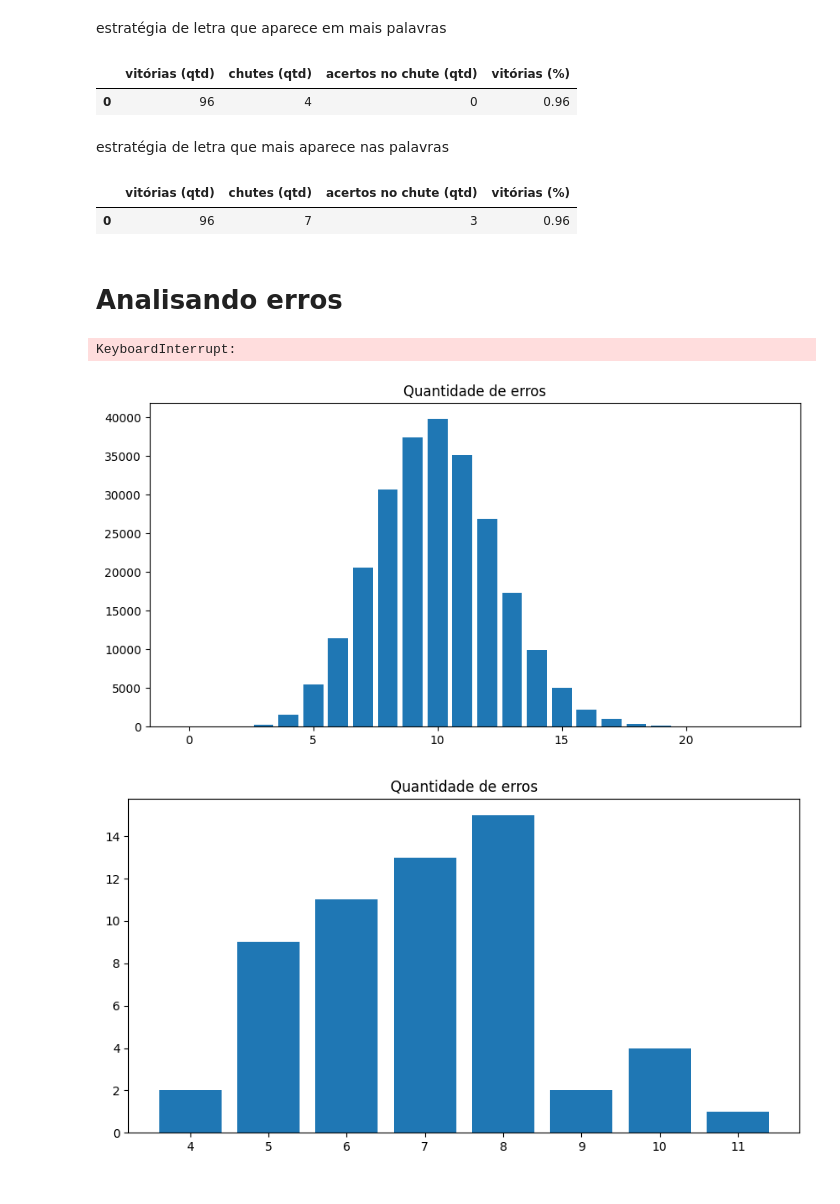
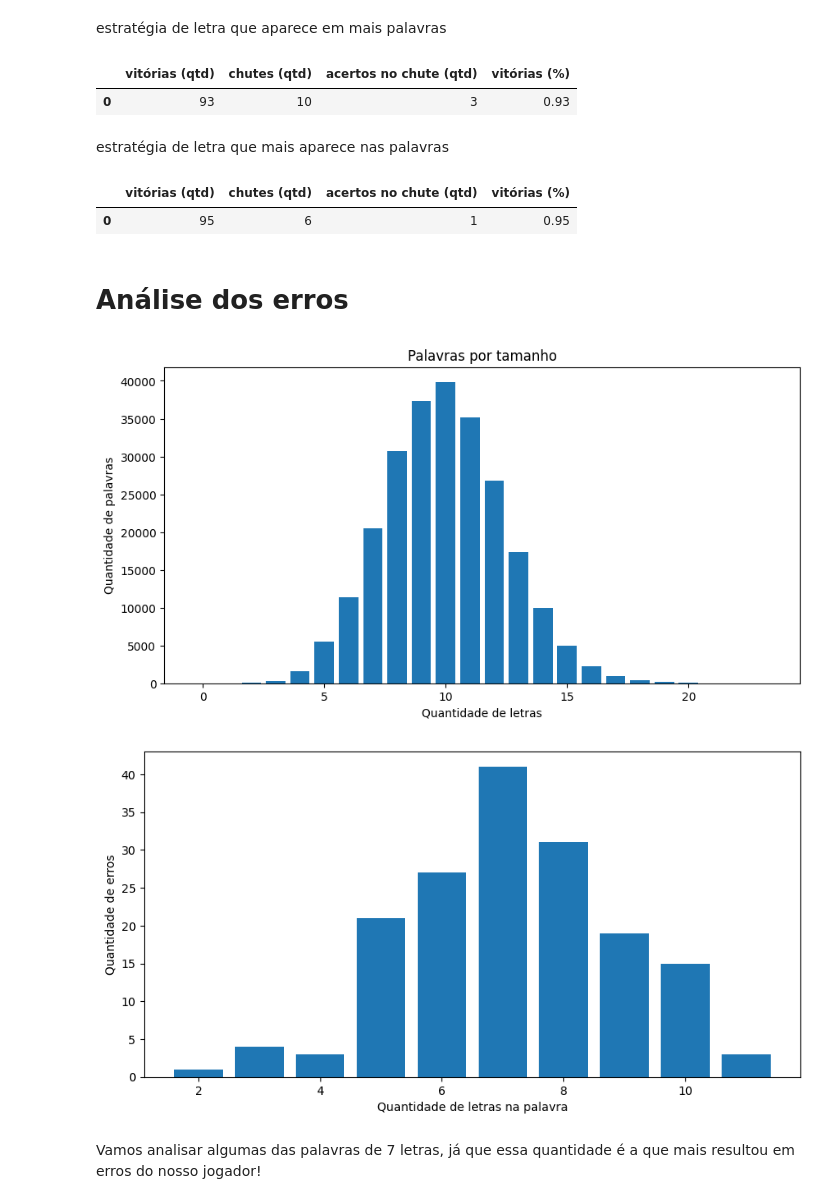
Before and after one commit to liviatanaka/Avalia_JogoDeForca, a Jupyter notebook: demo.ipynb, the cells around one changed output. Drawn from its saved outputs; the diff is of its cells as text; code cells hidden in the pictures.

Commit message:
analise de erros

```diff
--- a/demo.ipynb
+++ b/demo.ipynb
@@ -80,12 +79,14 @@ class Jogador:
         else:
             for p in self.palavras_possiveis:
                 pin = True
-                for i in resultado:
-                    if p[i] != l:
-                        pin = False
-                        break
-                if pin:
-                    lista_nova.append(p)
+                if l in p:
+                    for i in resultado:
+                        if p[i] != l:
+                            pin = False
+                            break
+                    if pin:
+                        lista_nova.append(p)
+
         self.palavras_possiveis = lista_nova
 
         return len(self.palavras_possiveis)
@@ -112,11 +113,11 @@ class Jogador:
         """Retorna a letra """
         filtro = df['palavra'].isin(self.palavras_possiveis)
         df = df[filtro]
-        df = df.drop(['palavra'], axis=1)
+        df_ = df.drop(['palavra'], axis=1)
         dicio = {}
-        for c in df.columns:
+        for c in df_.columns:
             try:
-                dicio[c] = df[c].value_counts()[1]/len(df)
+                dicio[c] = df_[c].value_counts()[1]/len(df)
             except:
                 dicio[c] = 0
 
@@ -217,50 +218,53 @@ def testa_jogada(n_iteracoes, estrategia):
 estratégia de letra que aparece em mais palavras
 # %%
 relatorio1 = testa_jogada(100, 'por_palavra')
-df = relatorio1.tabela()
-df.head()
+df1 = relatorio1.tabela()
+df1.head()
 # %% [output]
 |  | vitórias (qtd) | chutes (qtd) | acertos no chute (qtd) | vitórias (%) |
-| 0 | 96 | 4 | 0 | 0.96 |
+| 0 | 93 | 10 | 3 | 0.93 |
 # %% [markdown]
 estratégia de letra que mais aparece nas palavras
 # %%
 relatorio2 = testa_jogada(100, 'maior_freq')
-df_ = relatorio2.tabela()
-df_.head()
+df2 = relatorio2.tabela()
+df2.head()
 # %% [output]
 |  | vitórias (qtd) | chutes (qtd) | acertos no chute (qtd) | vitórias (%) |
-| 0 | 96 | 7 | 3 | 0.96 |
+| 0 | 95 | 6 | 1 | 0.95 |
 # %% [markdown]
-# Analisando erros
+# Análise dos erros
 # %%
-relatorio_erros2 = testa_jogada(250, 'por_palavra')
-relatorio_erros1 = testa_jogada(250, 'maior_freq')
+relatorio_erros1 = testa_jogada(1000, 'por_palavra')
+relatorio_erros2 = testa_jogada(1000, 'maior_freq')
-# %% [output]
-KeyboardInterrupt:
 # %%
 erros = []
 erros += relatorio_erros1.palavras_chutadas
 erros += relatorio_erros2.palavras_chutadas
 # %%
-qtd_letras = [len(p) for p in conteudo]
-a = pd.Series(qtd_letras)
+qtd_letras_geral = [len(p) for p in conteudo]
+a = pd.Series(qtd_letras_geral)
 b = a.value_counts()
 
 plt.figure(figsize=(10,5))
 plt.bar(b.index, b.values)
-plt.title('Quantidade de erros')
+plt.xlabel('Quantidade de letras')
+plt.ylabel('Quantidade de palavras')
+plt.title('Palavras por tamanho')
 plt.show()
 # %% [output]
-[figure, old version]
+[figure, new version]
 # %%
 qtd_letras = [len(p) for p in erros]
 m = pd.Series(qtd_letras)
 n = m.value_counts()
 
 plt.figure(figsize=(10,5))
 plt.bar(n.index, n.values)
-plt.title('Quantidade de erros')
+plt.ylabel('Quantidade de erros')
+plt.xlabel('Quantidade de letras na palavra')
 plt.show()
 # %% [output]
-[figure, old version]
+[figure, new version]
+# %% [markdown]
+Vamos analisar algumas das palavras de 7 letras, já que essa quantidade é a que mais resultou em erros do nosso jogador!
```
Also changed, not shown: parts of 5 cells of this notebook.
